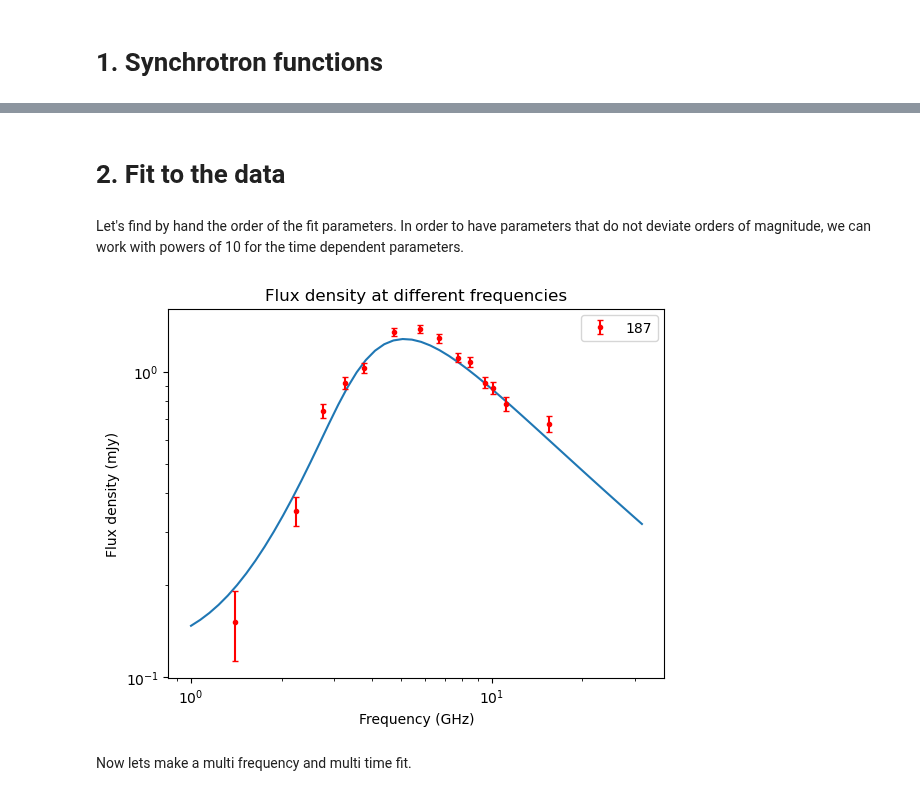
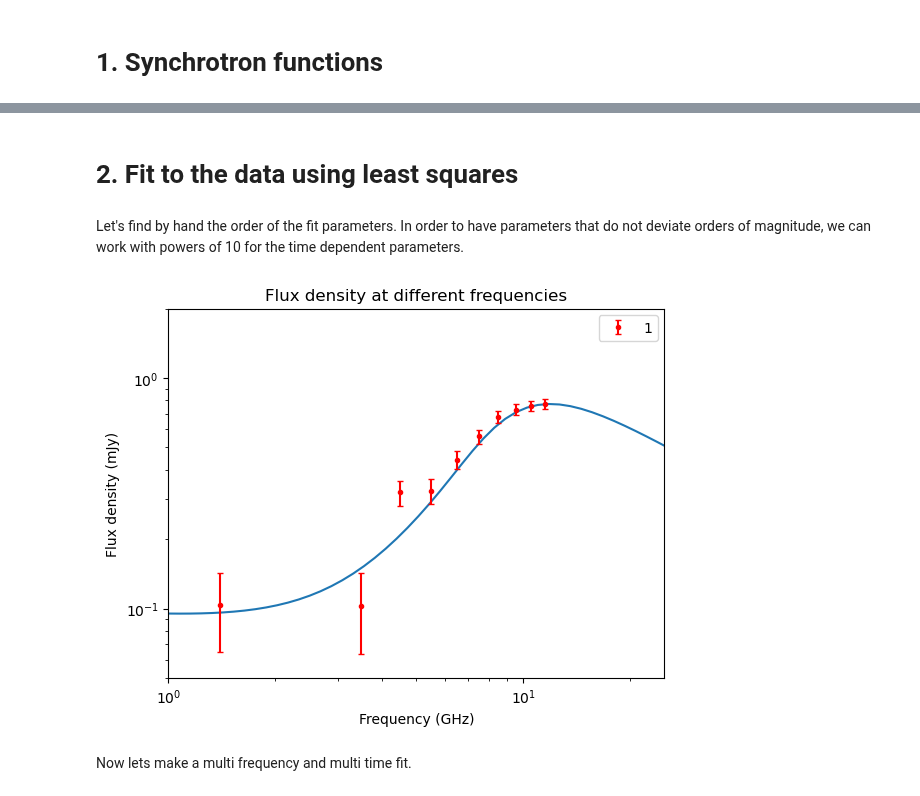
Before and after one commit to Camachoadri/JAEICU2024, a Jupyter notebook: TDE AT2019dsg/TDE jet from AT2019dsg.ipynb, the cells around one changed output, grey strips where cells are left out. Cells and saved outputs as stored; diff of their text form; code cells hidden in the pictures.

```diff
--- a/TDE AT2019dsg/TDE jet from AT2019dsg.ipynb
+++ b/TDE AT2019dsg/TDE jet from AT2019dsg.ipynb
@@ -229,7 +265,7 @@ def solidangle(radius, distance):
     omega= np.pi * (radius**2)/(distance**2)
     return omega
 
-def FluxatTSynch(frequency, r, p, B, N, distance, F0, alpha):
+def FluxatTSynch(frequency, r, p, B, distance, F0, alpha):
     """
     Flux returns the value of the flux foor a population of relativistic electrons driven by a power law at a given frequency
 
@@ -247,8 +283,8 @@ def FluxatTSynch(frequency, r, p, B, N, distance, F0, alpha):
     """
     B= 10**B
     r=10**r
-    N=10**N
     Fbase= F0*(frequency/1.28e9)**(alpha)
+    N=N0fromB(B, 1.15, r, p)
 
     F=Fbase + solidangle(r, distance)*SpecIntSynch(p, B, N, r, frequency)*1e23*1e3 # to convert to cgs units
     return F #In order to get from cgs to Jy
@@ -279,7 +315,7 @@ def wavelenghttofreq(wavelenght):
     wavelenght=wavelenght.to(u.m)
     return (const.c/wavelenght).decompose()
 # %% [markdown]
-# 2. Fit to the data
+# 2. Fit to the data using least squares
 # %% [markdown]
 Let's find by hand the order of the fit parameters. In order to have parameters that do not deviate orders of magnitude, we can work with powers of 10 for the time dependent parameters.
 # %%
@@ -288,51 +324,49 @@ freqcont= np.logspace(0, 1.5, base=10) #In mHz
 distance= ((214*u.Mpc).to(u.cm)).value # http://astro.vaporia.com/start/at2019dsg.html
 
 p=3.
-F0= 1e-1
-alpha= -0.2
+F0= 0.09
+alpha= -0.1
 
 num_times=len(date_list)
 B=np.ones(num_times)
 N=np.ones(num_times)
 R=np.ones(num_times)
 
-B[3]= (0.2*u.G).value
-N[3]= (0.9e-8*u.cm**(-3)).value
+B[3]= (0.28*u.G).value
 R[3]= (7e16*u.cm).value
 
-B[2]= (0.6*u.G).value
-N[2]= (1e-8*u.cm**(-3)).value
+B[2]= (0.5*u.G).value
 R[2]= (4e16*u.cm).value
 
-B[1]= (0.6*u.G).value
-N[1]= (5e-8*u.cm**(-3)).value
-R[1]= (2.2e16*u.cm).value
+B[1]= (0.65*u.G).value
+R[1]= (2.5e16*u.cm).value
 
-B[0]= (1.2*u.G).value
-N[0]= (13e-8*u.cm**(-3)).value
-R[0]= (1e16*u.cm).value
+B[0]= (0.9*u.G).value
+R[0]= (1.5e16*u.cm).value
 
+#Since this amgnitudes have quite different values (orders of magnitude) we give them to the functions as teh log
 B= np.log10(B)
-N= np.log10(N)
 R= np.log10(R)
 
 #select date
-i=3
-F= FluxatTSynch(freqcont*1e9 , R[i], p, B[i], N[i], distance, F0, alpha)
+i=1
+F= FluxatTSynch(freqcont*1e9 , R[i], p, B[i], distance, F0, alpha)
 plt.plot(freqcont, F)
 plt.errorbar(date_list[i][0], date_list[i][1], yerr= data['eflux_mJy'],fmt= '.',capsize= 2 , c='red',
-             zorder=8, label=str(DaysSinceDetection('19/10/05')))
+             zorder=8, label= f'{i}')
 
 
 plt.yscale('log')
 plt.xscale('log')
 plt.xlabel(f"Frequency (GHz)")
 plt.ylabel(f'Flux density (mJy)')
 plt.title('Flux density at different frequencies')
 plt.legend()
+plt.xlim(left=1, right= 25)
+plt.ylim(bottom=0.5e-1, top=2)
 plt.show()
 # %% [output]
-[figure, old version]
+[figure, new version]
 # %% [markdown]
 Now lets make a multi frequency and multi time fit.
 # %%
```
Also changed, not shown: parts of 11 cells of this notebook.
